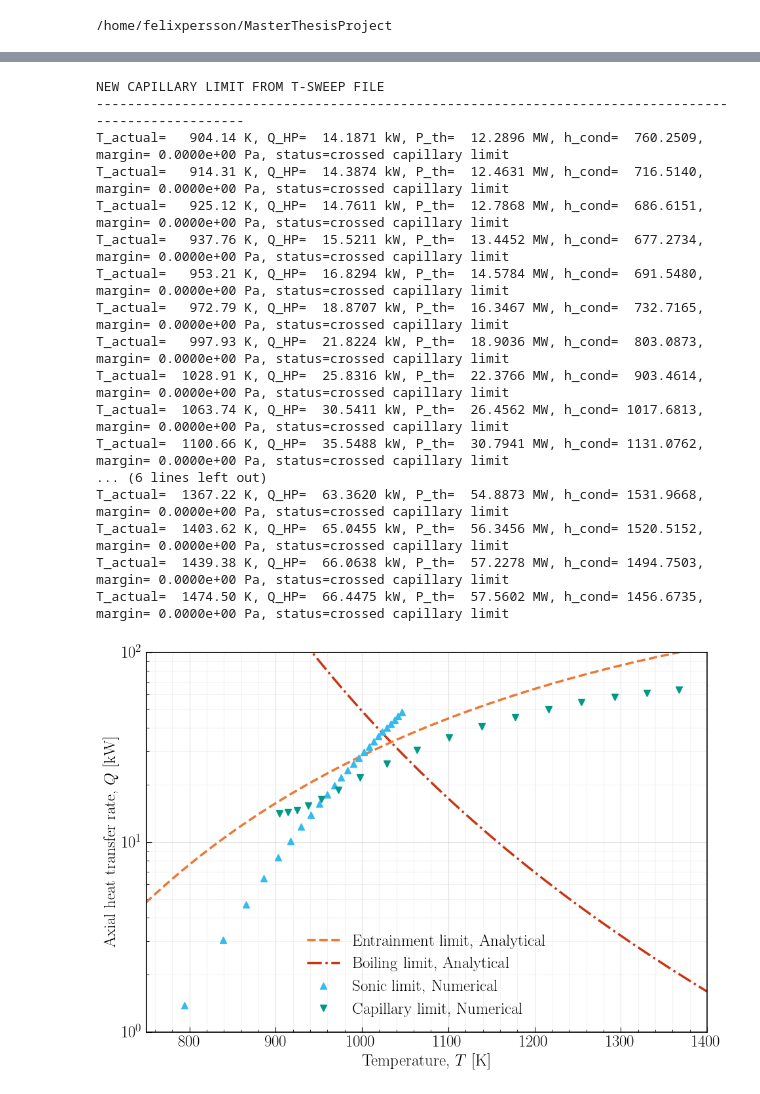
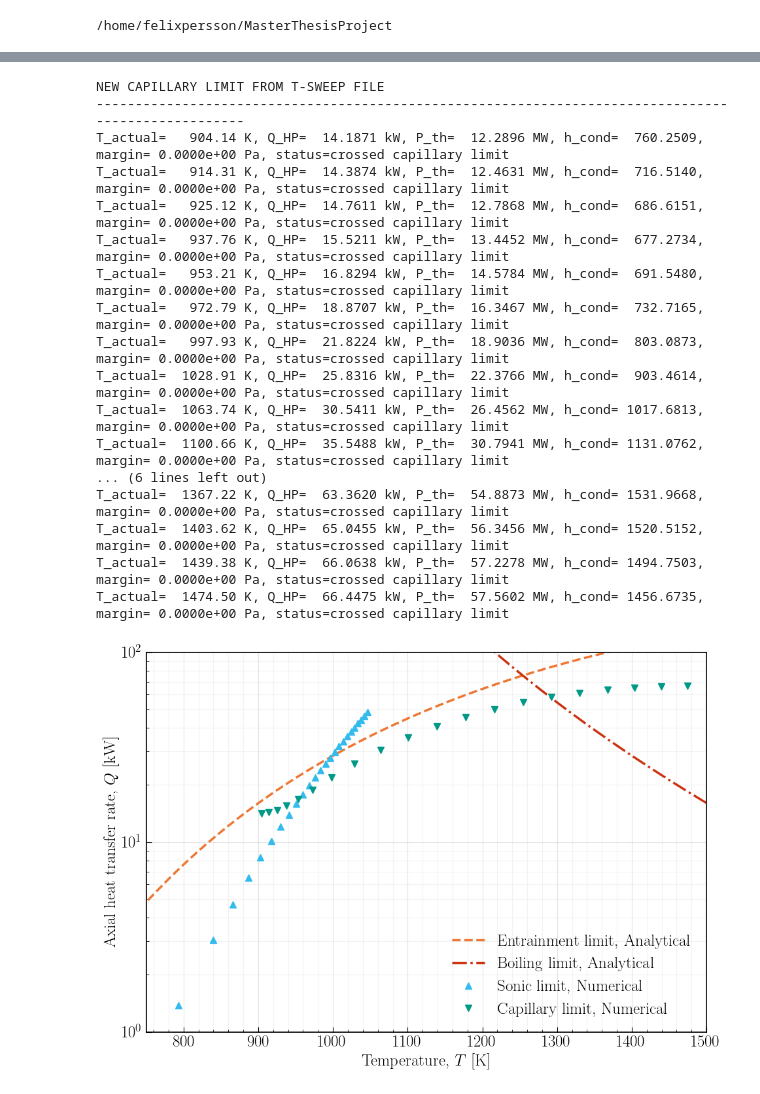
Before and after one commit to Karlandersson02/CoupledHeatPipeReactor, a Jupyter notebook: scripts/heatpipe_limits/reactor_HP_limits.ipynb, the cells around one changed output, grey strips where cells are left out. Cells and saved outputs as stored; diff of their text form; code cells hidden in the pictures.

```diff
--- a/scripts/heatpipe_limits/reactor_HP_limits.ipynb
+++ b/scripts/heatpipe_limits/reactor_HP_limits.ipynb
@@ -1326,7 +1279,7 @@ import matplotlib.pyplot as plt
 # ------------------------------------------------------------
 # Load data
 # ------------------------------------------------------------
-data = np.load("./heatpipe_limit_curves_20260525_1321.npz", allow_pickle=True)
+data = np.load("./heatpipe_limit_curves_20260530_1848.npz", allow_pickle=True)
 
 
 # ------------------------------------------------------------
@@ -1445,7 +1398,6 @@ ax.legend(
 
 fig.tight_layout()
 
-plt.savefig("./heatpipe_limit_curves.png", dpi=300, bbox_inches="tight")
 plt.savefig("./heatpipe_limit_curves.pdf", bbox_inches="tight")
 
 plt.show()
@@ -1714,7 +1666,7 @@ colors = {
 # Load data
 # ------------------------------------------------------------
 # Old file: analytic limits + sonic numerical limit
-old_data = np.load("./heatpipe_limit_curves_20260525_1554.npz", allow_pickle=True)
+old_data = np.load("./heatpipe_limit_curves_20260530_1848.npz", allow_pickle=True)
 
 # New file: capillary T-sweep result from the new solver
 cap_data = np.load("./capillary_T_sweep_results_20260525_1412.npz", allow_pickle=True)
@@ -1900,35 +1852,35 @@ ax.legend(
     frameon=False,
     loc="best",
 )
 
 ax.set_ylim(1e0, 1e2)
-ax.set_xlim(750, 1400)
+ax.set_xlim(750, 1500)
 
 fig.tight_layout()
 
 # plt.savefig("./heatpipe_limit_curves_with_new_capillary.png", dpi=300, bbox_inches="tight")
 plt.savefig("./heatpipe_limit_curves_with_new_capillary.pdf", bbox_inches="tight")
 
 plt.show()
 # %% [output]
 NEW CAPILLARY LIMIT FROM T-SWEEP FILE
 ----------------------------------------------------------------------------------------------------
 T_actual=   904.14 K, Q_HP=  14.1871 kW, P_th=  12.2896 MW, h_cond=  760.2509, margin= 0.0000e+00 Pa, status=crossed capillary limit
 T_actual=   914.31 K, Q_HP=  14.3874 kW, P_th=  12.4631 MW, h_cond=  716.5140, margin= 0.0000e+00 Pa, status=crossed capillary limit
 T_actual=   925.12 K, Q_HP=  14.7611 kW, P_th=  12.7868 MW, h_cond=  686.6151, margin= 0.0000e+00 Pa, status=crossed capillary limit
 T_actual=   937.76 K, Q_HP=  15.5211 kW, P_th=  13.4452 MW, h_cond=  677.2734, margin= 0.0000e+00 Pa, status=crossed capillary limit
 T_actual=   953.21 K, Q_HP=  16.8294 kW, P_th=  14.5784 MW, h_cond=  691.5480, margin= 0.0000e+00 Pa, status=crossed capillary limit
 T_actual=   972.79 K, Q_HP=  18.8707 kW, P_th=  16.3467 MW, h_cond=  732.7165, margin= 0.0000e+00 Pa, status=crossed capillary limit
 T_actual=   997.93 K, Q_HP=  21.8224 kW, P_th=  18.9036 MW, h_cond=  803.0873, margin= 0.0000e+00 Pa, status=crossed capillary limit
 T_actual=  1028.91 K, Q_HP=  25.8316 kW, P_th=  22.3766 MW, h_cond=  903.4614, margin= 0.0000e+00 Pa, status=crossed capillary limit
 T_actual=  1063.74 K, Q_HP=  30.5411 kW, P_th=  26.4562 MW, h_cond= 1017.6813, margin= 0.0000e+00 Pa, status=crossed capillary limit
 T_actual=  1100.66 K, Q_HP=  35.5488 kW, P_th=  30.7941 MW, h_cond= 1131.0762, margin= 0.0000e+00 Pa, status=crossed capillary limit
 ... (6 lines left out)
 T_actual=  1367.22 K, Q_HP=  63.3620 kW, P_th=  54.8873 MW, h_cond= 1531.9668, margin= 0.0000e+00 Pa, status=crossed capillary limit
 T_actual=  1403.62 K, Q_HP=  65.0455 kW, P_th=  56.3456 MW, h_cond= 1520.5152, margin= 0.0000e+00 Pa, status=crossed capillary limit
 T_actual=  1439.38 K, Q_HP=  66.0638 kW, P_th=  57.2278 MW, h_cond= 1494.7503, margin= 0.0000e+00 Pa, status=crossed capillary limit
 T_actual=  1474.50 K, Q_HP=  66.4475 kW, P_th=  57.5602 MW, h_cond= 1456.6735, margin= 0.0000e+00 Pa, status=crossed capillary limit
-[figure, old version]
+[figure, new version]
 # %%
 import numpy as np
 import matplotlib.pyplot as plt
```
Also changed, not shown: parts of 6 cells of this notebook, 6 other files.
